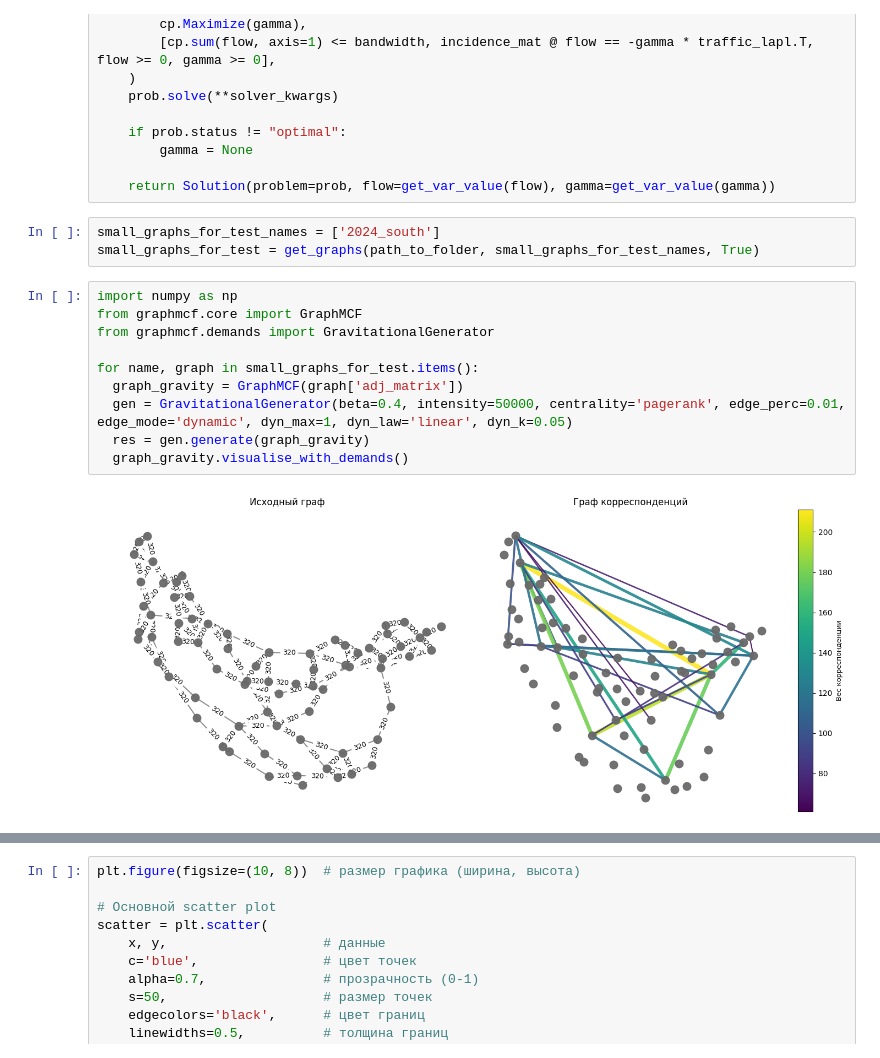
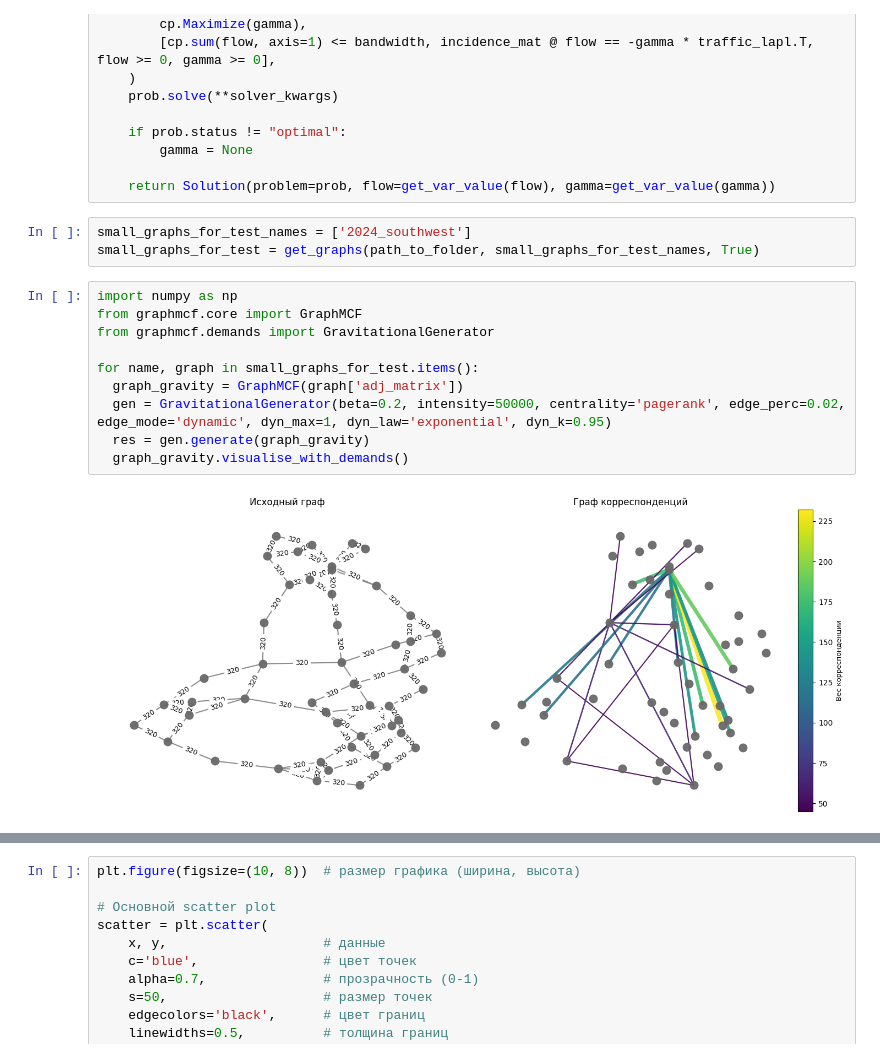
Before and after one commit to Karasiari/Graphs, a Jupyter notebook: GravityResearch.ipynb, the cells around one changed output, grey strips where cells are left out. Drawn from its saved outputs; the diff is of its cells as text.

```diff
--- a/GravityResearch.ipynb
+++ b/GravityResearch.ipynb
@@ -208,20 +208,20 @@ def solve_throughput(graph: nx.Graph, traffic_lapl: np.ndarray, **solver_kwargs)
 
     return Solution(problem=prob, flow=get_var_value(flow), gamma=get_var_value(gamma))
 # %%
-small_graphs_for_test_names = ['2024_south']
+small_graphs_for_test_names = ['2024_southwest']
 small_graphs_for_test = get_graphs(path_to_folder, small_graphs_for_test_names, True)
 # %%
 import numpy as np
 from graphmcf.core import GraphMCF
 from graphmcf.demands import GravitationalGenerator
 
 for name, graph in small_graphs_for_test.items():
   graph_gravity = GraphMCF(graph['adj_matrix'])
-  gen = GravitationalGenerator(beta=0.4, intensity=50000, centrality='pagerank', edge_perc=0.01, edge_mode='dynamic', dyn_max=1, dyn_law='linear', dyn_k=0.05)
+  gen = GravitationalGenerator(beta=0.2, intensity=50000, centrality='pagerank', edge_perc=0.02, edge_mode='dynamic', dyn_max=1, dyn_law='exponential', dyn_k=0.95)
   res = gen.generate(graph_gravity)
   graph_gravity.visualise_with_demands()
 # %% [output]
-[figure, old version]
+[figure, new version]
 # %%
 from graphmcf.data import compute_laplacian_matrix
 
```
Also changed, not shown: parts of 3 cells of this notebook.
